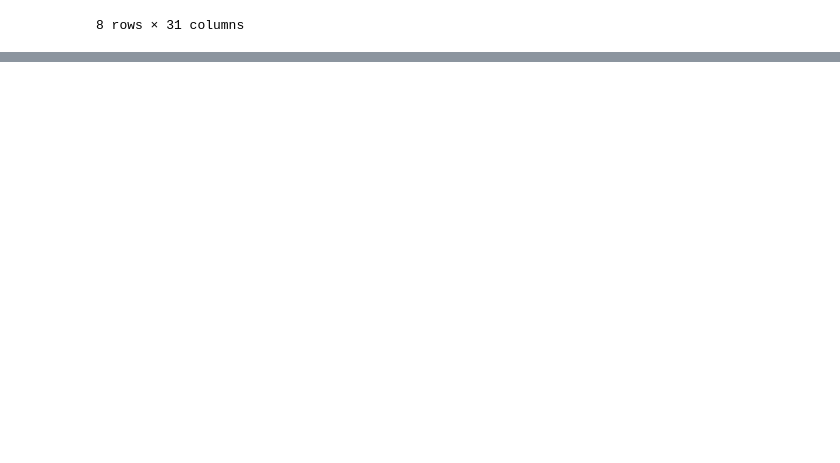
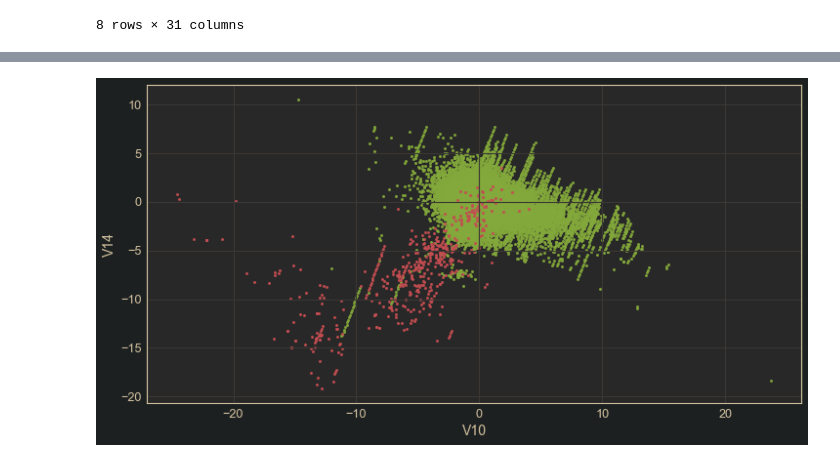
Before and after one commit to AlvaroTV/Anomaly-Detection--ML, a Jupyter notebook: Isolation Forest - Credit Card Fraud Detection.ipynb, the cells around one changed output, grey strips where cells are left out. Saved outputs shown, nothing was run; the diff lists cells and outputs as text; code cells hidden in the pictures; blank space fills up the shorter version.

Commit message:
Graphical representation

```diff
--- a/Isolation Forest - Credit Card Fraud Detection.ipynb
+++ b/Isolation Forest - Credit Card Fraud Detection.ipynb
@@ -125,0 +128,10 @@ plt.show()
+# %%
+# Graphical representation of two features
+plt.figure(figsize=(12, 6))
+plt.scatter(df["V10"][df['Class'] == 0], df["V14"][df['Class'] == 0], c="g", marker=".")
+plt.scatter(df["V10"][df['Class'] == 1], df["V14"][df['Class'] == 1], c="r", marker=".")
+plt.xlabel("V10", fontsize=14)
+plt.ylabel("V14", fontsize=14)
+plt.show()
+# %% [output]
+[figure, added]
```
Also changed, not shown: parts of 1 cell of this notebook.
